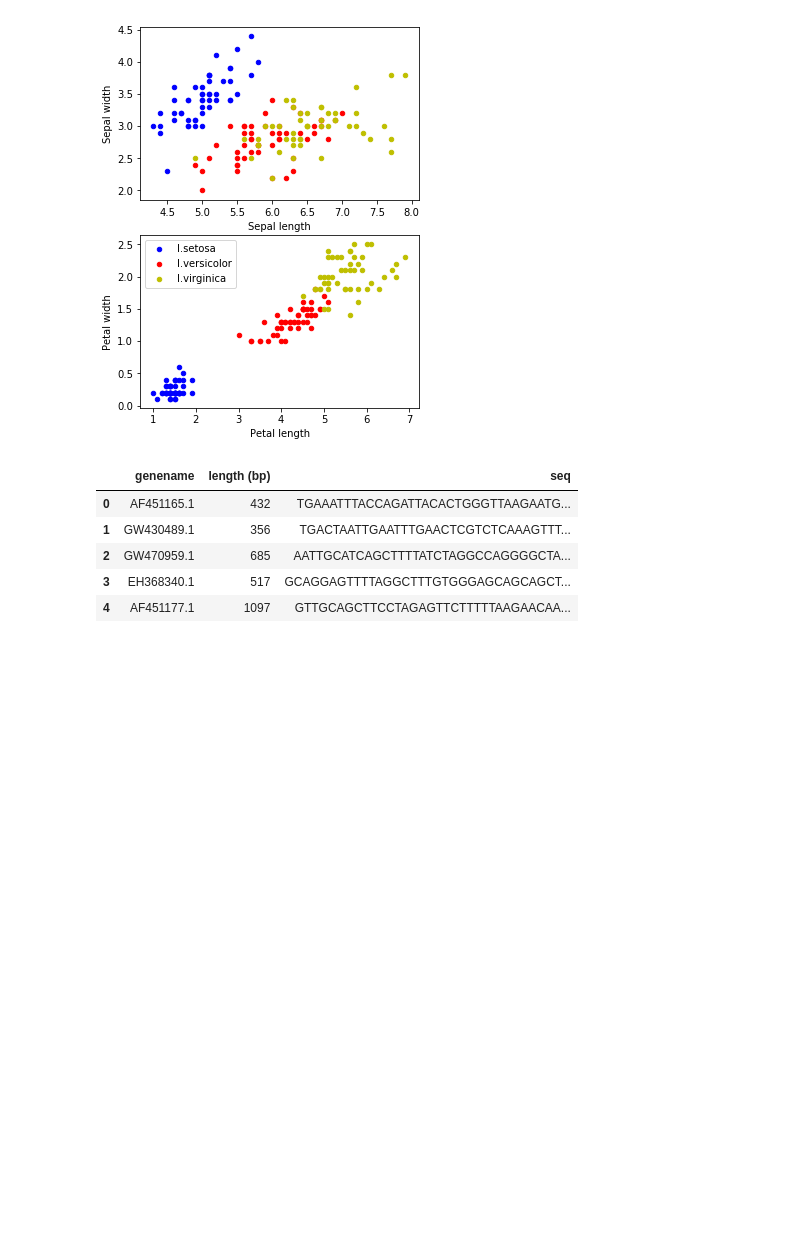
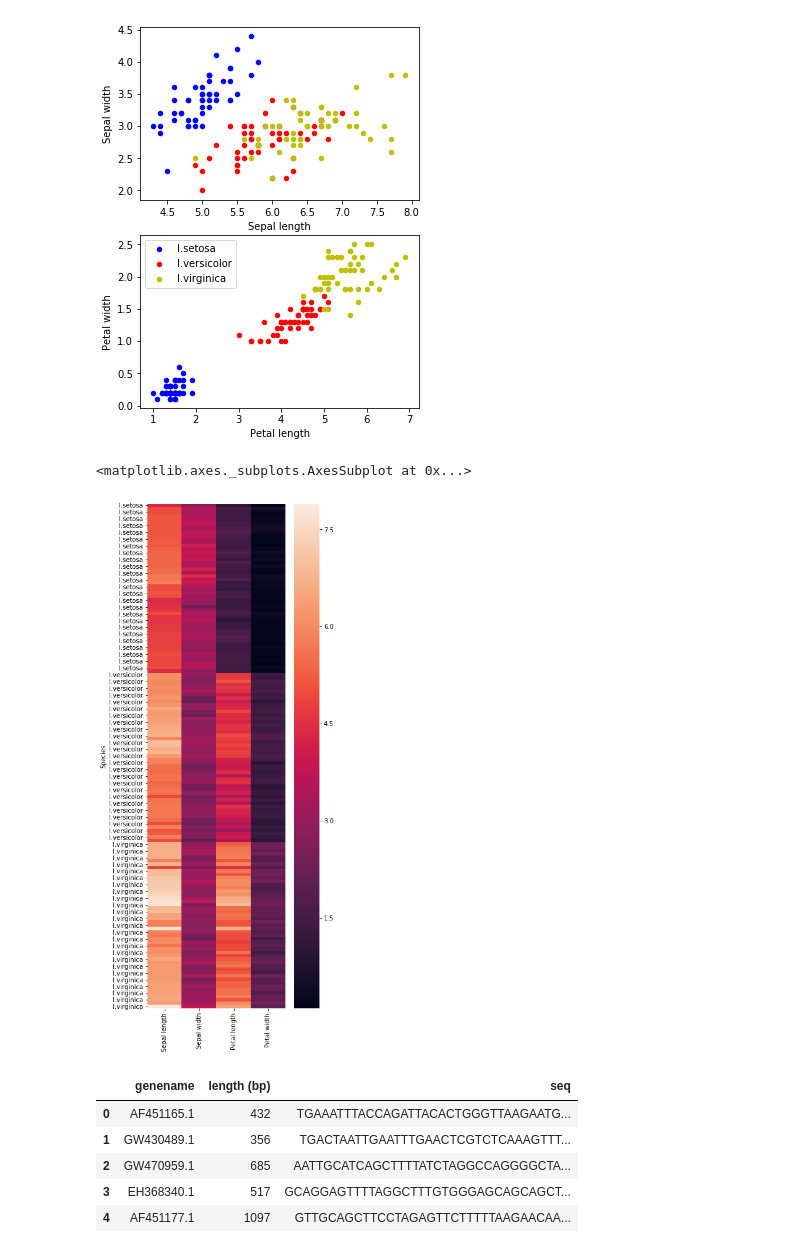
Before and after one commit to k821209/biocoding_lecture, a Jupyter notebook: biocoding_171011.ipynb, the cells around one changed output. Drawn from its saved outputs; the diff is of its cells as text; code cells hidden in the pictures; blank space fills up the shorter version.

```diff
--- a/biocoding_171011.ipynb
+++ b/biocoding_171011.ipynb
@@ -175,6 +187,15 @@ df[m2].plot.scatter('Petal length','Petal width',c='y',label='I.virginica',ax=ax
 # %% [output]
 <matplotlib.axes._subplots.AxesSubplot at 0x...>
 [figure]
+# %%
+# heapmap
+import seaborn as sb
+df_ix = df.sort_values('Species').set_index('Species')
+plt.figure(figsize=(5,15))
+sb.heatmap(df_ix)
+# %% [output]
+<matplotlib.axes._subplots.AxesSubplot at 0x...>
+[figure, added]
 # %%
 df_della = pd.read_excel('./della.xlsx')
 # %%
```
Also changed, not shown: parts of 2 cells of this notebook.
